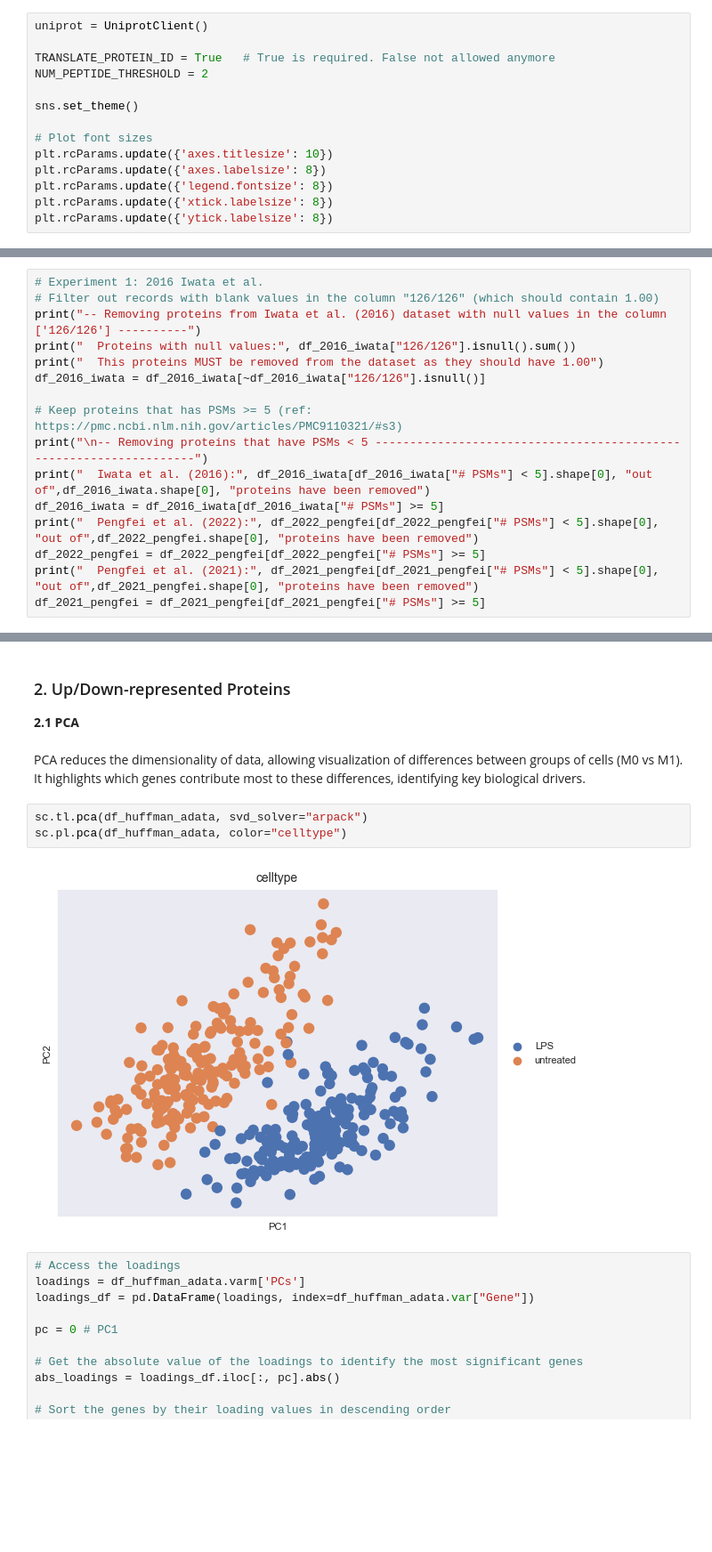
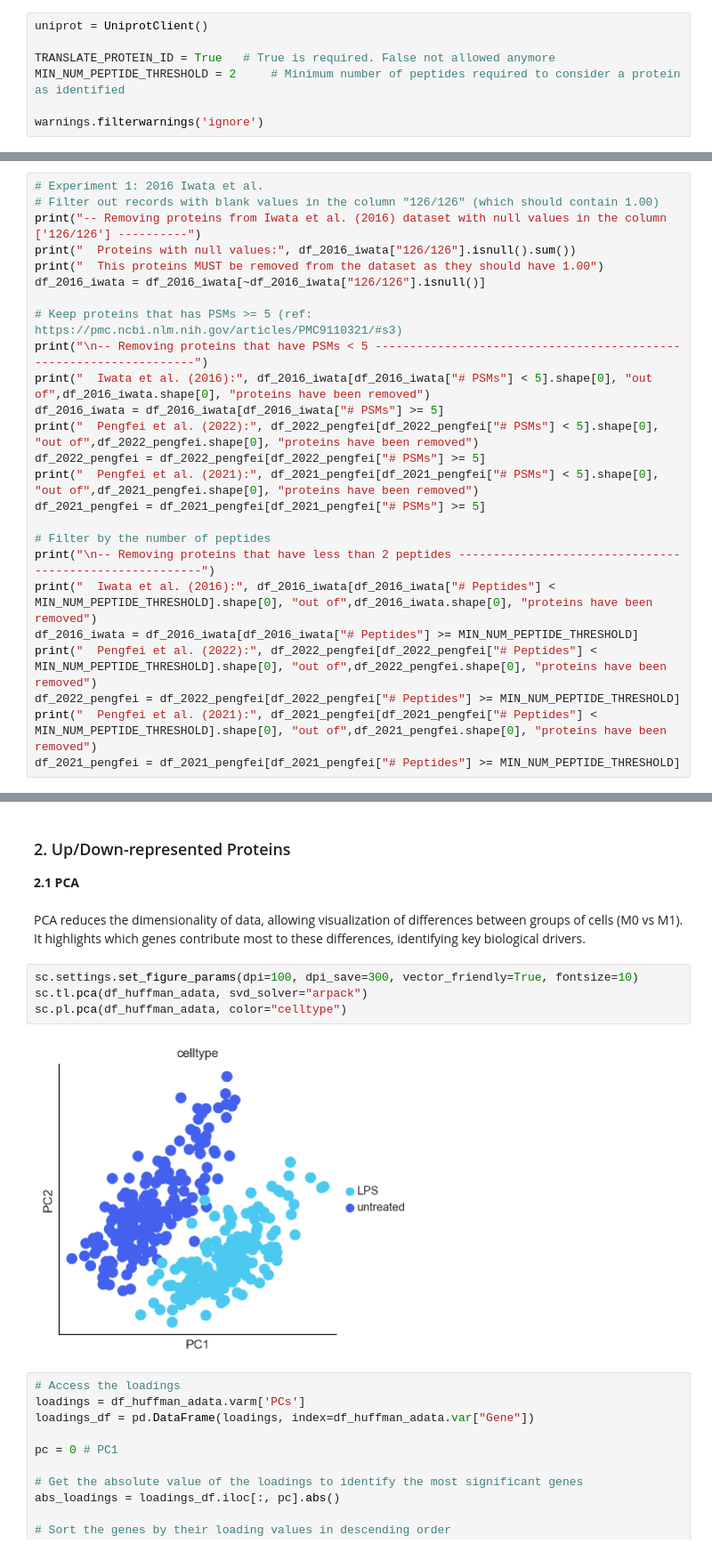
Before and after one commit to powwowath/pyMSpro, a Jupyter notebook: 00_workflow_META-ANALYSIS.ipynb, the cells around one changed output, grey strips where cells are left out. Shown at 89% size. Saved outputs shown, nothing was run; the diff lists cells and outputs as text; blank space fills up the shorter version.

```diff
--- a/00_workflow_META-ANALYSIS.ipynb
+++ b/00_workflow_META-ANALYSIS.ipynb
@@ -57,17 +60,10 @@ ___
 ### Config
 
 General configuration
-# %%
-uniprot = UniprotClient()
-
-TRANSLATE_PROTEIN_ID = True   # True is required. False not allowed anymore
-NUM_PEPTIDE_THRESHOLD = 2
-
-sns.set_theme()
-
-# Plot font sizes
-plt.rcParams.update({'axes.titlesize': 10})
-plt.rcParams.update({'axes.labelsize': 8})
-plt.rcParams.update({'legend.fontsize': 8})
-plt.rcParams.update({'xtick.labelsize': 8})
-plt.rcParams.update({'ytick.labelsize': 8})
+# %%
+uniprot = UniprotClient()
+
+TRANSLATE_PROTEIN_ID = True   # True is required. False not allowed anymore
+MIN_NUM_PEPTIDE_THRESHOLD = 2     # Minimum number of peptides required to consider a protein as identified
+
+warnings.filterwarnings('ignore')
@@ -504,6 +573,15 @@ print("  Pengfei et al. (2022):", df_2022_pengfei[df_2022_pengfei["# PSMs"] < 5]
 df_2022_pengfei = df_2022_pengfei[df_2022_pengfei["# PSMs"] >= 5]
 print("  Pengfei et al. (2021):", df_2021_pengfei[df_2021_pengfei["# PSMs"] < 5].shape[0], "out of",df_2021_pengfei.shape[0], "proteins have been removed")
 df_2021_pengfei = df_2021_pengfei[df_2021_pengfei["# PSMs"] >= 5]
+
+# Filter by the number of peptides
+print("\n-- Removing proteins that have less than 2 peptides --------------------------------------------------------")
+print("  Iwata et al. (2016):", df_2016_iwata[df_2016_iwata["# Peptides"] < MIN_NUM_PEPTIDE_THRESHOLD].shape[0], "out of",df_2016_iwata.shape[0], "proteins have been removed")
+df_2016_iwata = df_2016_iwata[df_2016_iwata["# Peptides"] >= MIN_NUM_PEPTIDE_THRESHOLD]
+print("  Pengfei et al. (2022):", df_2022_pengfei[df_2022_pengfei["# Peptides"] < MIN_NUM_PEPTIDE_THRESHOLD].shape[0], "out of",df_2022_pengfei.shape[0], "proteins have been removed")
+df_2022_pengfei = df_2022_pengfei[df_2022_pengfei["# Peptides"] >= MIN_NUM_PEPTIDE_THRESHOLD]
+print("  Pengfei et al. (2021):", df_2021_pengfei[df_2021_pengfei["# Peptides"] < MIN_NUM_PEPTIDE_THRESHOLD].shape[0], "out of",df_2021_pengfei.shape[0], "proteins have been removed")
+df_2021_pengfei = df_2021_pengfei[df_2021_pengfei["# Peptides"] >= MIN_NUM_PEPTIDE_THRESHOLD]
 # %% [output]
 -- Removing proteins from Iwata et al. (2016) dataset with null values in the column ['126/126'] ----------
   Proteins with null values: 46
@@ -812,10 +997,11 @@ Note that M2 genes are not considered as they are not available for the Huffman
 <br><br>
 PCA reduces the dimensionality of data, allowing visualization of differences between groups of cells (M0 vs M1). It highlights which genes contribute most to these differences, identifying key biological drivers.
 # %%
+sc.settings.set_figure_params(dpi=100, dpi_save=300, vector_friendly=True, fontsize=10)
 sc.tl.pca(df_huffman_adata, svd_solver="arpack")
 sc.pl.pca(df_huffman_adata, color="celltype")
 # %% [output]
-[figure, old version]
+[figure, new version]
 # %%
 # Access the loadings
 loadings = df_huffman_adata.varm['PCs']
```
Also changed, not shown: parts of 61 cells of this notebook.
